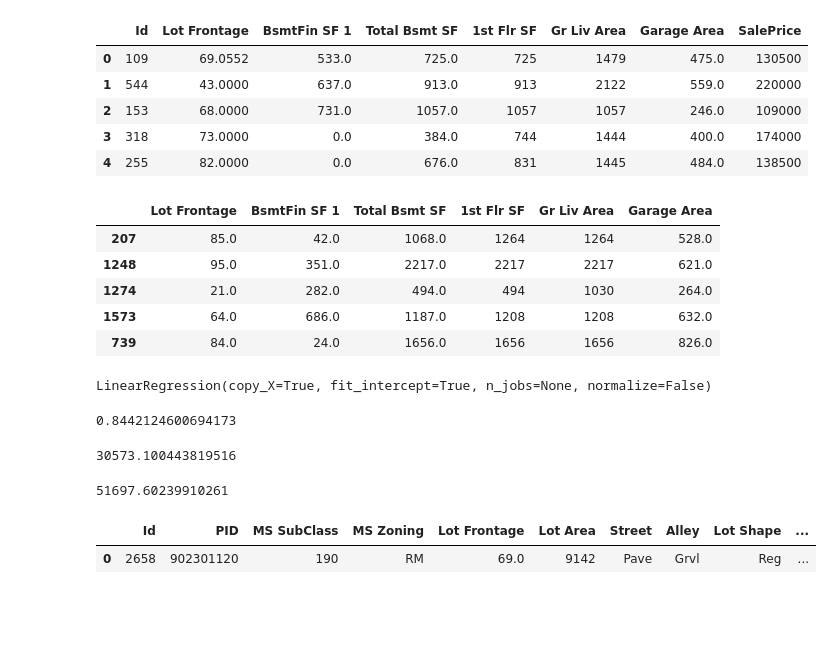
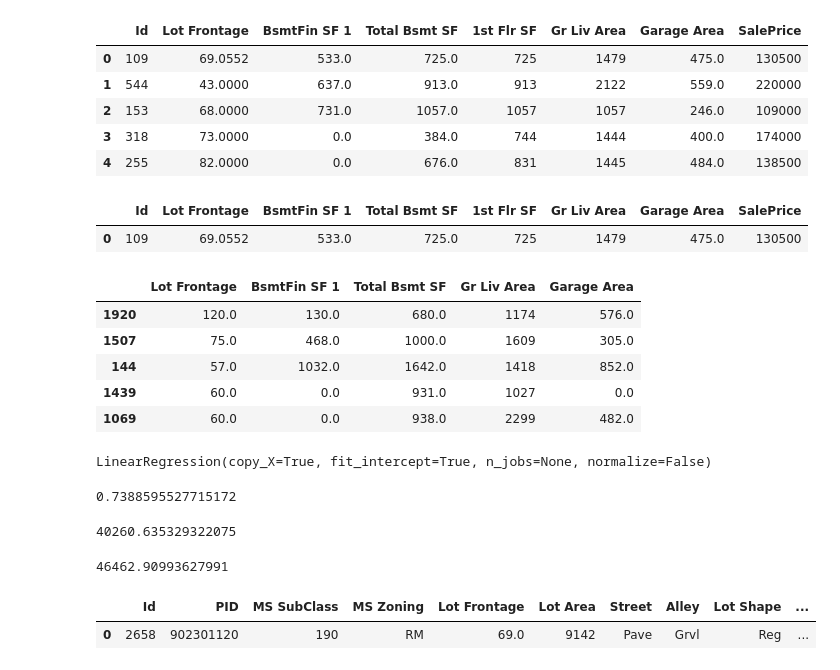
Before and after one commit to amcurley/GA_projects, a Jupyter notebook: Projects/project_2-master/ML_models.ipynb, the cells around one changed output. Saved outputs shown, nothing was run; the diff lists cells and outputs as text; code cells hidden in the pictures; blank space fills up the shorter version.

```diff
--- a/Projects/project_2-master/ML_models.ipynb
+++ b/Projects/project_2-master/ML_models.ipynb
@@ -23,5 +32,10 @@ continous_df.head()
+# %%
+continous_df.head(1)
+# %% [output]
+|  | Id | Lot Frontage | BsmtFin SF 1 | Total Bsmt SF | 1st Flr SF | Gr Liv Area | Garage Area | SalePrice |
+| 0 | 109 | 69.0552 | 533.0 | 725.0 | 725 | 1479 | 475.0 | 130500 |
 # %%
-cont_col = ['Lot Frontage', 'BsmtFin SF 1', 'Total Bsmt SF', '1st Flr SF', 'Gr Liv Area', 'Garage Area']
+cont_col = ['Lot Frontage', 'BsmtFin SF 1', 'Total Bsmt SF', 'Gr Liv Area', 'Garage Area']
 # %%
 # cont_col = ['BsmtFin SF 1', 'Total Bsmt SF', '1st Flr SF', 'Gr Liv Area', 'Garage Area']
 # %%
@@ -32,13 +48,13 @@ y = continous_df['SalePrice']
 # %%
-X_train, X_test, y_train, y_test = train_test_split(X, y, random_state=54, test_size=.95)
+X_train, X_test, y_train, y_test = train_test_split(X, y, random_state=6, test_size=.90)
 X_train.head()
 # %% [output]
-|  | Lot Frontage | BsmtFin SF 1 | Total Bsmt SF | 1st Flr SF | Gr Liv Area | Garage Area |
-| 207 | 85.0 | 42.0 | 1068.0 | 1264 | 1264 | 528.0 |
-| 1248 | 95.0 | 351.0 | 2217.0 | 2217 | 2217 | 621.0 |
-| 1274 | 21.0 | 282.0 | 494.0 | 494 | 1030 | 264.0 |
-| 1573 | 64.0 | 686.0 | 1187.0 | 1208 | 1208 | 632.0 |
-| 739 | 84.0 | 24.0 | 1656.0 | 1656 | 1656 | 826.0 |
+|  | Lot Frontage | BsmtFin SF 1 | Total Bsmt SF | Gr Liv Area | Garage Area |
+| 1920 | 120.0 | 130.0 | 680.0 | 1174 | 576.0 |
+| 1507 | 75.0 | 468.0 | 1000.0 | 1609 | 305.0 |
+| 144 | 57.0 | 1032.0 | 1642.0 | 1418 | 852.0 |
+| 1439 | 60.0 | 0.0 | 931.0 | 1027 | 0.0 |
+| 1069 | 60.0 | 0.0 | 938.0 | 2299 | 482.0 |
 # %%
 model = LinearRegression()
 model.fit(X_train, y_train)
@@ -47,18 +63,17 @@ LinearRegression(copy_X=True, fit_intercept=True, n_jobs=None, normalize=False)
 # %%
 model.score(X_train, y_train)
 # %% [output]
-0.8442124600694173
+0.7388595527715172
 # %%
 # Training MSE
-# Model hmmm
 mean_squared_error(y_train, model.predict(X_train), squared=False)
 # %% [output]
-30573.100443819516
+40260.635329322075
 # %%
 # Testing MSE
 mean_squared_error(y_test, model.predict(X_test), squared=False)
 # %% [output]
-51697.60239910261
+46462.90993627991
 # %%
 pred_df = test_df[['Id']]
 # %%
```
Also changed, not shown: parts of 34 cells of this notebook, 3 other files.
